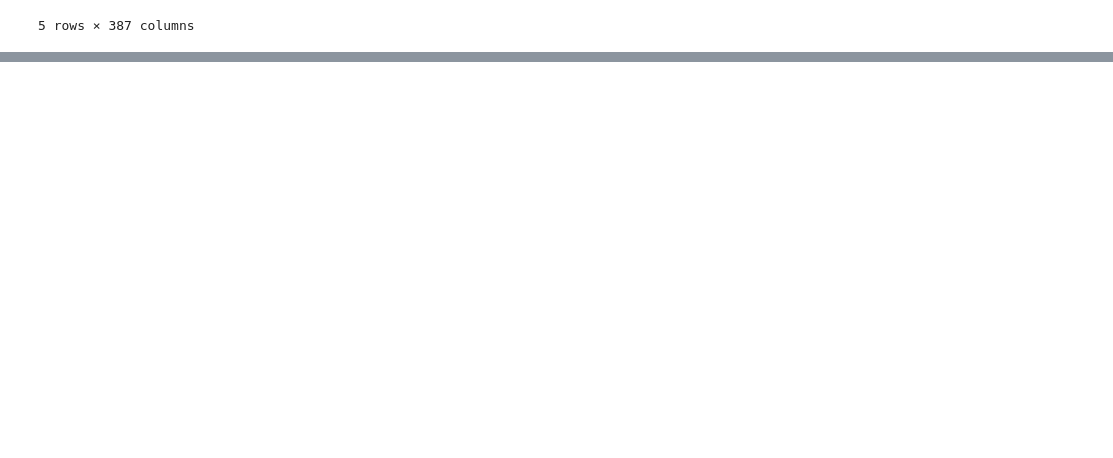
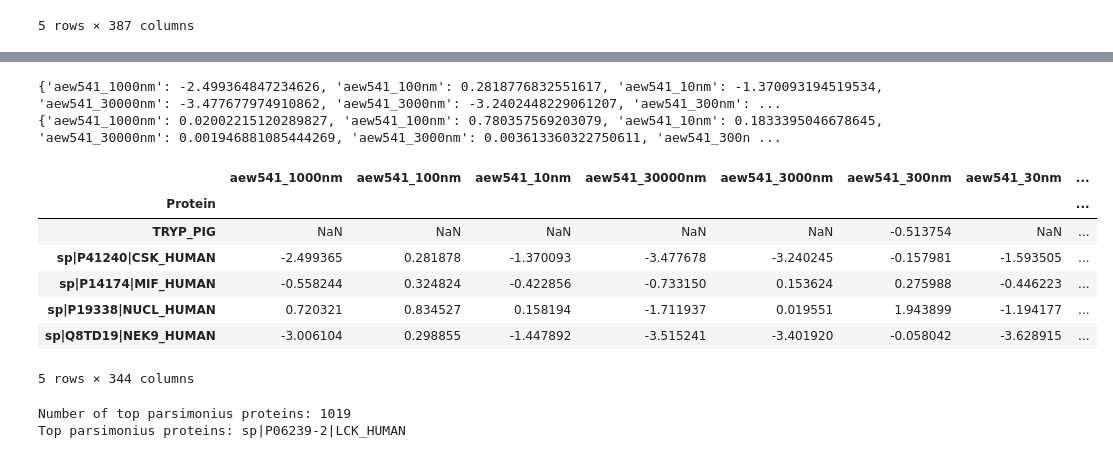
Before and after one commit to Ayushmaniar/Big-Data-Science-Drug-Protein-Interactions, a Jupyter notebook: Statistical_Analysis.ipynb, the cells around one changed output, grey strips where cells are left out. Drawn from its saved outputs; the diff is of its cells as text; code cells hidden in the pictures; blank space fills up the shorter version.

```diff
--- a/Statistical_Analysis.ipynb
+++ b/Statistical_Analysis.ipynb
@@ -398,0 +340,56 @@ protein_abundance.head()
+# %%
+# Make a dictionary of unique protein peptide statistics and their corresponding perturbations
+from scipy.stats import ttest_ind
+import warnings
+
+warnings.filterwarnings('ignore')
+unique_protein_perturbations = {}
+
+for protein in unique_proteins:
+    unique_protein_perturbations[protein] = {}
+    unique_protein_perturbations[protein]['Variant Abundances'] = unique_protein_peptide_rows[unique_protein_peptide_rows['Proteins'] == protein].copy()
+    unique_protein_perturbations[protein]['Ratios'] = unique_protein_peptide_ratios[unique_protein_peptide_ratios['Proteins'] == protein].copy()
+    unique_protein_perturbations[protein]['Log Ratios'] = unique_protein_peptide_log_ratios[unique_protein_peptide_log_ratios['Proteins'] == protein].copy()
+    unique_protein_perturbations[protein]['Z-Scores'] = unique_protein_peptide_z_scores[unique_protein_peptide_z_scores['Proteins'] == protein].copy()
+    unique_protein_perturbations[protein]['P-Values'] = unique_protein_peptide_p_values[unique_protein_peptide_p_values['Proteins'] == protein].copy()
+    unique_protein_perturbations[protein]['Num Variants'] = len(unique_protein_perturbations[protein]['Variant Abundances'])
+    unique_protein_perturbations[protein]['Variants List'] = unique_protein_perturbations[protein]['Variant Abundances']['Variant'].tolist()
+    unique_protein_perturbations[protein]['Median Peptide Ratios'] = unique_protein_perturbations[protein]['Ratios'][filtered_drug_columns].median(axis=0, skipna=True)
+    unique_protein_perturbations[protein]['Median Peptide Log Ratios'] = unique_protein_perturbations[protein]['Log Ratios'][filtered_drug_columns].median(axis=0, skipna=True)
+    unique_protein_perturbations[protein]['Median Peptide Z-Scores'] = unique_protein_perturbations[protein]['Z-Scores'][filtered_drug_columns].median(axis=0, skipna=True)
+    unique_protein_perturbations[protein]['Standard Deviation of Peptide Log Ratios'] = unique_protein_perturbations[protein]['Log Ratios'][filtered_drug_columns].std(axis=0, skipna=True)
+    unique_protein_perturbations[protein]['Standard Deviation of Peptide Z-Scores'] = unique_protein_perturbations[protein]['Z-Scores'][filtered_drug_columns].std(axis=0, skipna=True)
+
+    # Get T-Scores and P-Values for each drug treatment
+    unique_protein_perturbations[protein]['T-Scores'] = {}
+    unique_protein_perturbations[protein]['T-Test P-Values'] = {}
+    for col in filtered_drug_columns:
+        dmso_col = col.split('_')[0] + '_dmso'
+        if col == dmso_col:
+            continue
+        t_score, p_value = ttest_ind(unique_protein_perturbations[protein]['Z-Scores'][col], unique_protein_perturbations[protein]['Z-Scores'][dmso_col], nan_policy='omit')
+        unique_protein_perturbations[protein]['T-Scores'][col] = float(t_score) if t_score is not None and not np.isnan(t_score) else None
+        unique_protein_perturbations[protein]['T-Test P-Values'][col] = float(p_value) if p_value is not None and not np.isnan(p_value) else None
+
+print(unique_protein_perturbations['sp|P41240|CSK_HUMAN']['T-Scores'])
+print(unique_protein_perturbations['sp|P41240|CSK_HUMAN']['T-Test P-Values'])
+# %% [output]
+{'aew541_1000nm': -2.499364847234626, 'aew541_100nm': 0.2818776832551617, 'aew541_10nm': -1.370093194519534, 'aew541_30000nm': -3.477677974910862, 'aew541_3000nm': -3.2402448229061207, 'aew541_300nm': ...
+{'aew541_1000nm': 0.02002215120289827, 'aew541_100nm': 0.780357569203079, 'aew541_10nm': 0.1833395046678645, 'aew541_30000nm': 0.001946881085444269, 'aew541_3000nm': 0.003613360322750611, 'aew541_300n ...
+# %%
+# Get T-Score Dataframe for unique proteins
+unique_protein_t_scores = pd.DataFrame.from_dict(
+    {protein: unique_protein_perturbations[protein]['T-Scores'] for protein in unique_proteins},
+    orient='index'
+)
+unique_protein_t_scores.index.name = 'Protein'
+unique_protein_t_scores.head()
+# %% [output]
+|  | aew541_1000nm | aew541_100nm | aew541_10nm | aew541_30000nm | aew541_3000nm | aew541_300nm | aew541_30nm | ... |
+| Protein |  |  |  |  |  |  |  | ... |
+| TRYP_PIG | NaN | NaN | NaN | NaN | NaN | -0.513754 | NaN | ... |
+| sp|P41240|CSK_HUMAN | -2.499365 | 0.281878 | -1.370093 | -3.477678 | -3.240245 | -0.157981 | -1.593505 | ... |
+| sp|P14174|MIF_HUMAN | -0.558244 | 0.324824 | -0.422856 | -0.733150 | 0.153624 | 0.275988 | -0.446223 | ... |
+| sp|P19338|NUCL_HUMAN | 0.720321 | 0.834527 | 0.158194 | -1.711937 | 0.019551 | 1.943899 | -1.194177 | ... |
+| sp|Q8TD19|NEK9_HUMAN | -3.006104 | 0.298855 | -1.447892 | -3.515241 | -3.401920 | -0.058042 | -3.628915 | ... |
+5 rows × 344 columns
@@ -398,0 +399,21 @@ protein_abundance.head()
+# %%
+# Compute the same as above for Parsimonious Protein Ids
+peptide_variants_df['Parsimonious Protein'] = peptide_variants_df['Proteins'].str.split(';').str[0]
+peptide_variants_ratios['Parsimonious Protein'] = peptide_variants_ratios['Proteins'].str.split(';').str[0]
+peptide_variants_log_ratios['Parsimonious Protein'] = peptide_variants_log_ratios['Proteins'].str.split(';').str[0]
+peptide_variants_z_scores['Parsimonious Protein'] = peptide_variants_z_scores['Proteins'].str.split(';').str[0]
+peptide_variants_p_values['Parsimonious Protein'] = peptide_variants_p_values['Proteins'].str.split(';').str[0]
+
+parsimonious_protein_peptide_rows = peptide_variants_df.copy()
+parsimonious_protein_peptide_ratios = peptide_variants_ratios.copy()
+parsimonious_protein_peptide_log_ratios = peptide_variants_log_ratios.copy()
+parsimonious_protein_peptide_z_scores = peptide_variants_z_scores.copy()
+parsimonious_protein_peptide_p_values = peptide_variants_p_values.copy()
+
+# Get the parsimonius proteins from the filtered data
+parsimonious_proteins = peptide_variants_df['Parsimonious Protein'].unique()
+print(f"Number of top parsimonius proteins: {len(parsimonious_proteins)}")
+print(f"Top parsimonius proteins: {parsimonious_proteins[0]}")
+# %% [output]
+Number of top parsimonius proteins: 1019
+Top parsimonius proteins: sp|P06239-2|LCK_HUMAN
```
Also changed, not shown: parts of 31 cells of this notebook, 11 other files.
